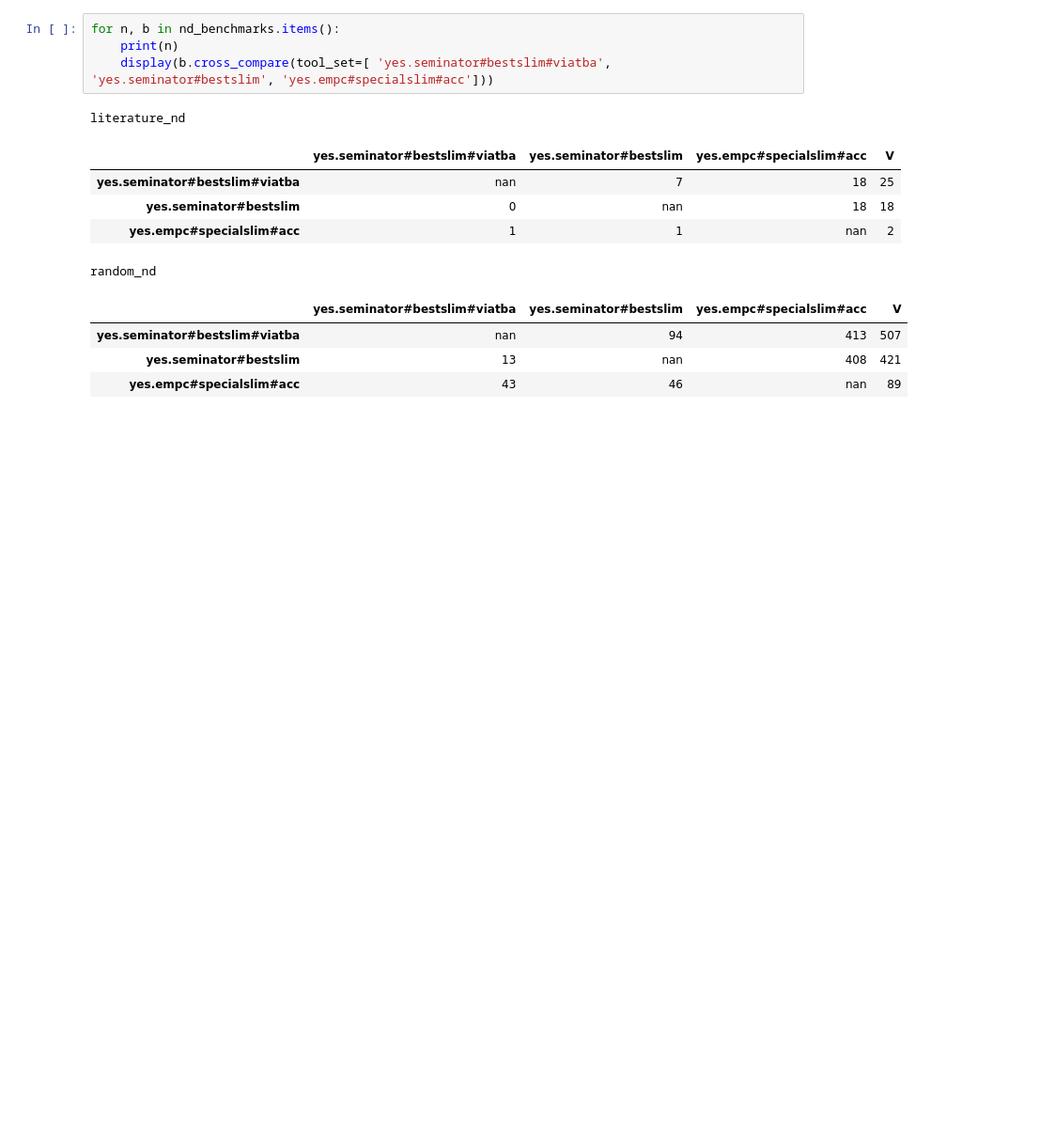
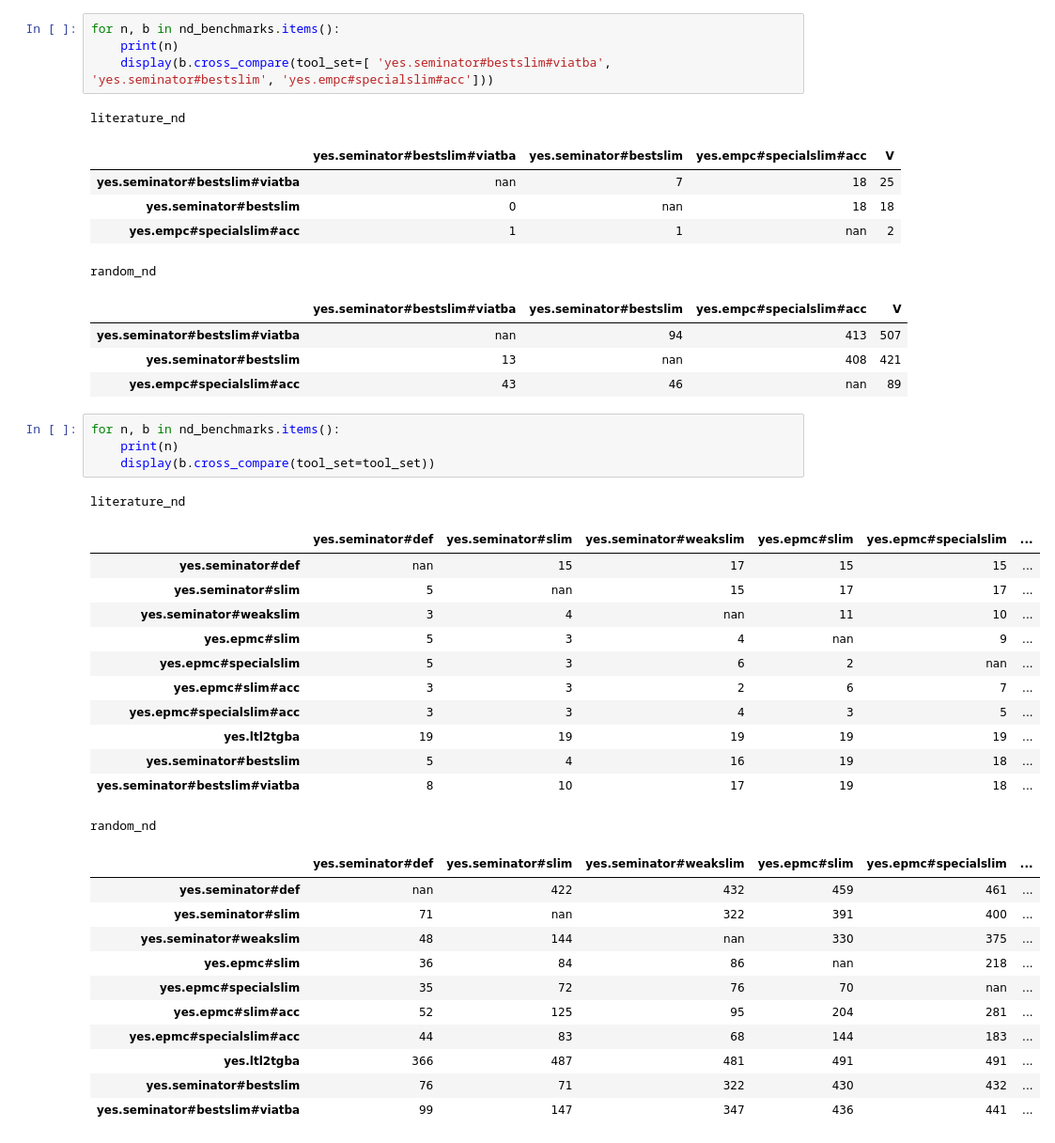
Before and after one commit to psimovec/seminator-evaluation, a Jupyter notebook: slim/create_all.ipynb, the cells around one changed output. Shown at 94% size. Cells and saved outputs as stored; diff of their text form; blank space fills up the shorter version.

```diff
--- a/slim/create_all.ipynb
+++ b/slim/create_all.ipynb
@@ -268,3 +355,32 @@ random_nd
 | yes.seminator#bestslim#viatba | nan | 94 | 413 | 507 |
 | yes.seminator#bestslim | 13 | nan | 408 | 421 |
 | yes.empc#specialslim#acc | 43 | 46 | nan | 89 |
+# %%
+for n, b in nd_benchmarks.items():
+    print(n)
+    display(b.cross_compare(tool_set=tool_set))
+# %% [output]
+literature_nd
+|  | yes.seminator#def | yes.seminator#slim | yes.seminator#weakslim | yes.epmc#slim | yes.epmc#specialslim | ... |
+| yes.seminator#def | nan | 15 | 17 | 15 | 15 | ... |
+| yes.seminator#slim | 5 | nan | 15 | 17 | 17 | ... |
+| yes.seminator#weakslim | 3 | 4 | nan | 11 | 10 | ... |
+| yes.epmc#slim | 5 | 3 | 4 | nan | 9 | ... |
+| yes.epmc#specialslim | 5 | 3 | 6 | 2 | nan | ... |
+| yes.epmc#slim#acc | 3 | 3 | 2 | 6 | 7 | ... |
+| yes.epmc#specialslim#acc | 3 | 3 | 4 | 3 | 5 | ... |
+| yes.ltl2tgba | 19 | 19 | 19 | 19 | 19 | ... |
+| yes.seminator#bestslim | 5 | 4 | 16 | 19 | 18 | ... |
+| yes.seminator#bestslim#viatba | 8 | 10 | 17 | 19 | 18 | ... |
+random_nd
+|  | yes.seminator#def | yes.seminator#slim | yes.seminator#weakslim | yes.epmc#slim | yes.epmc#specialslim | ... |
+| yes.seminator#def | nan | 422 | 432 | 459 | 461 | ... |
+| yes.seminator#slim | 71 | nan | 322 | 391 | 400 | ... |
+| yes.seminator#weakslim | 48 | 144 | nan | 330 | 375 | ... |
+| yes.epmc#slim | 36 | 84 | 86 | nan | 218 | ... |
+| yes.epmc#specialslim | 35 | 72 | 76 | 70 | nan | ... |
+| yes.epmc#slim#acc | 52 | 125 | 95 | 204 | 281 | ... |
+| yes.epmc#specialslim#acc | 44 | 83 | 68 | 144 | 183 | ... |
+| yes.ltl2tgba | 366 | 487 | 481 | 491 | 491 | ... |
+| yes.seminator#bestslim | 76 | 71 | 322 | 430 | 432 | ... |
+| yes.seminator#bestslim#viatba | 99 | 147 | 347 | 436 | 441 | ... |
```
Also changed, not shown: parts of 19 cells of this notebook.
